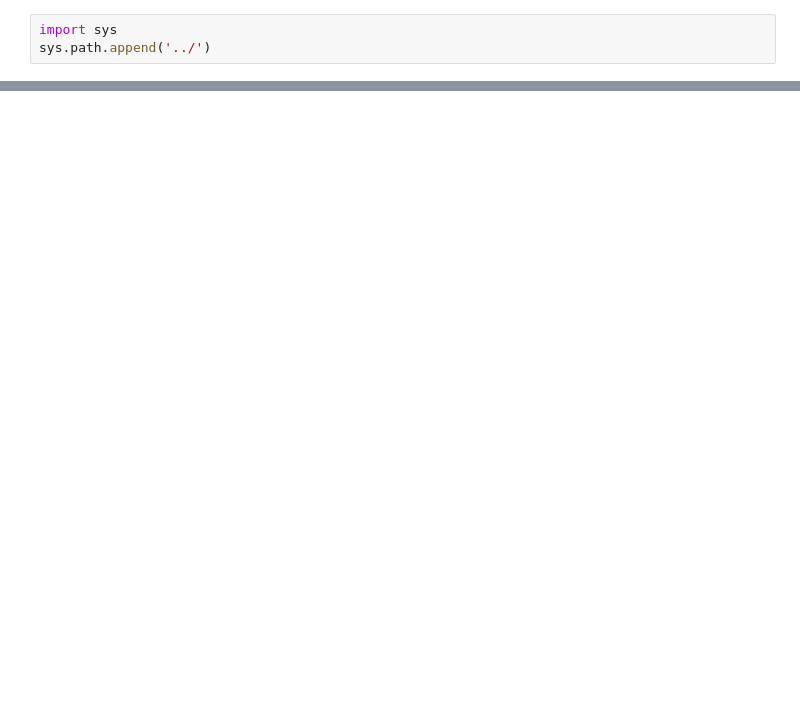
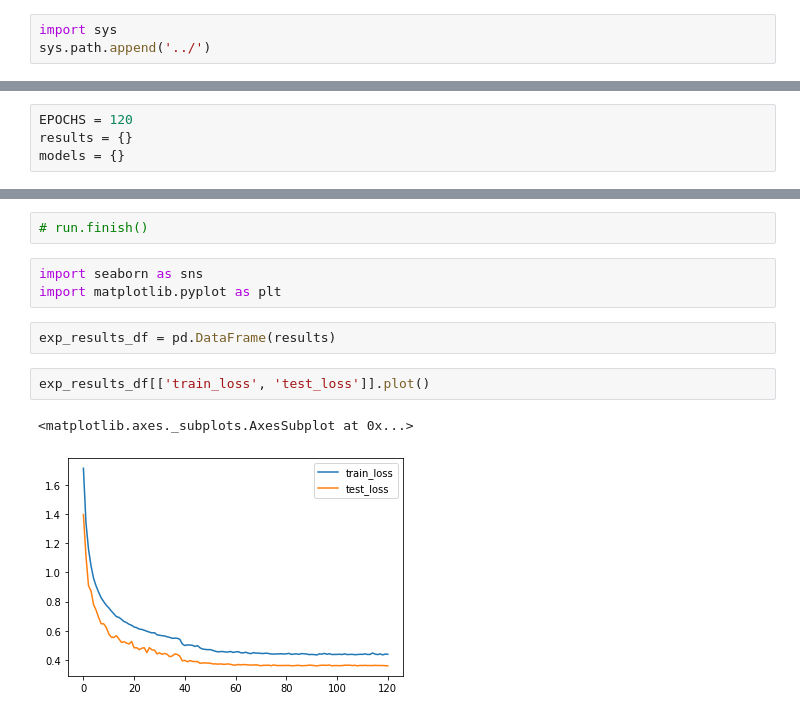
Before and after one commit to eva-6-3/cifar10_cnn_model, a Jupyter notebook: training_nbs/training_flow_v3.ipynb, the cells around one changed output, grey strips where cells are left out. Cells and saved outputs as stored; diff of their text form; blank space fills up the shorter version.

```diff
--- a/training_nbs/training_flow_v3.ipynb
+++ b/training_nbs/training_flow_v3.ipynb
@@ -74,2 +89,6 @@ Estimated Total Size (MB): 5.72
 ----------------------------------------------------------------
+# %%
+EPOCHS = 120
+results = {}
+models = {}
 # %%
@@ -131,0 +183,12 @@ run.finish()
+# %%
+# run.finish()
+# %%
+import seaborn as sns
+import matplotlib.pyplot as plt
+# %%
+exp_results_df = pd.DataFrame(results)
+# %%
+exp_results_df[['train_loss', 'test_loss']].plot()
+# %% [output]
+<matplotlib.axes._subplots.AxesSubplot at 0x...>
+[figure, added]
```
Also changed, not shown: parts of 14 cells of this notebook, 47 other files.
